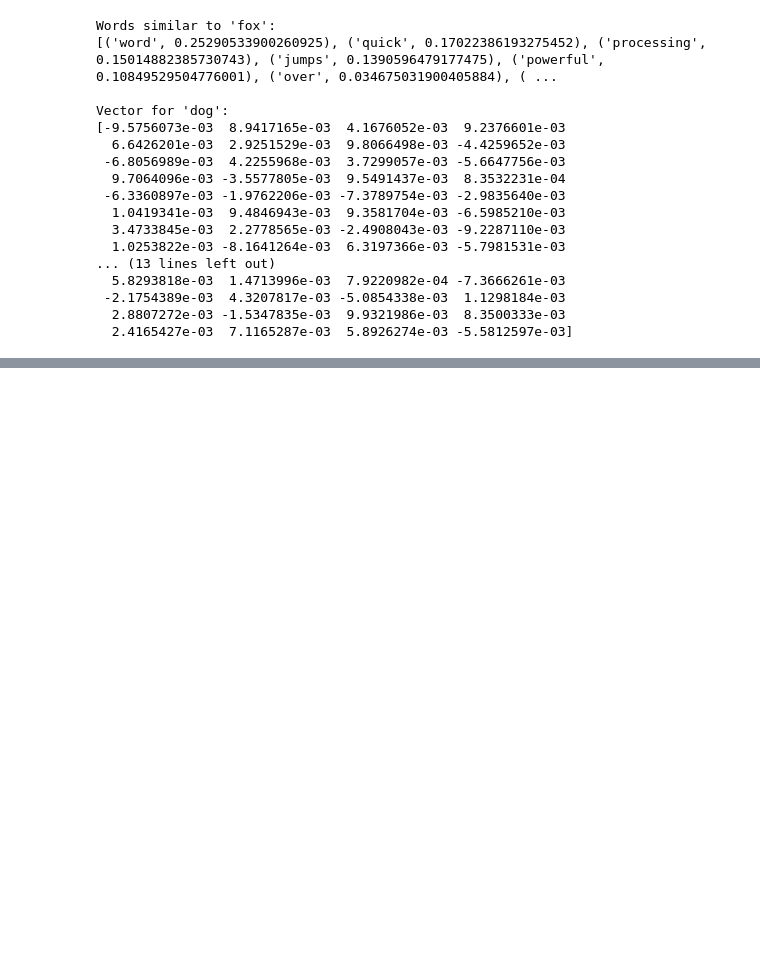
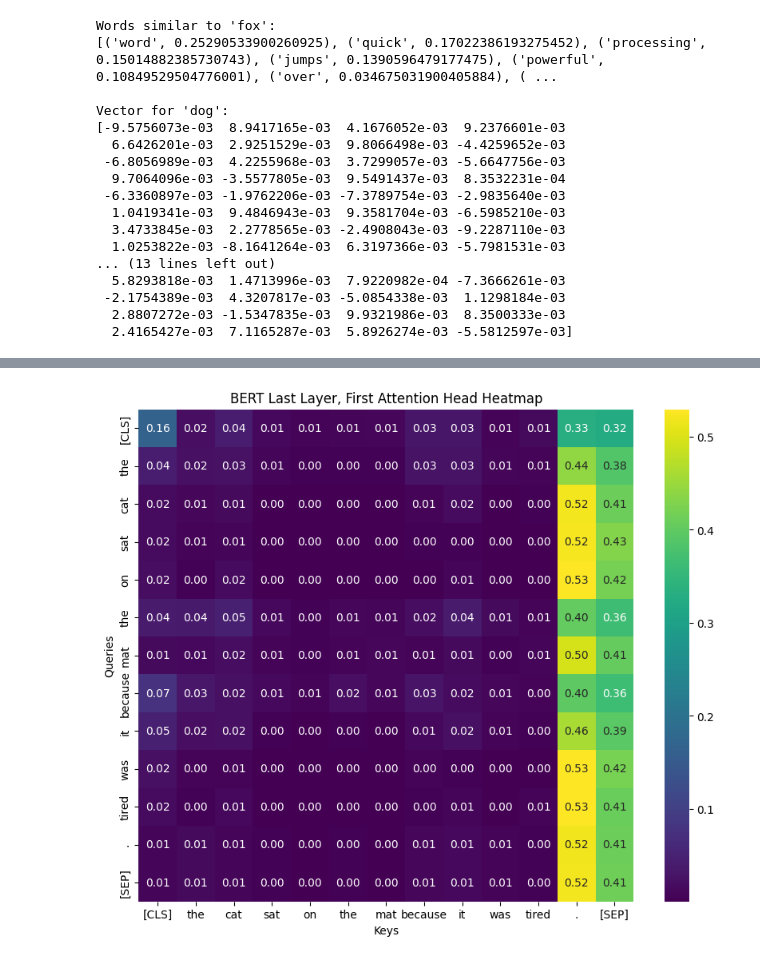
Before and after one commit to Simarjit1303/Data-Science, a Jupyter notebook: exercises/machine-learning/Big-Data-Analytics/Big_Data_Analytics.ipynb, the cells around one changed output, grey strips where cells are left out. Cells and saved outputs as stored; diff of their text form; code cells hidden in the pictures; blank space fills up the shorter version.

```diff
--- a/exercises/machine-learning/Big-Data-Analytics/Big_Data_Analytics.ipynb
+++ b/exercises/machine-learning/Big-Data-Analytics/Big_Data_Analytics.ipynb
@@ -570,0 +639,5 @@ Vector for 'dog':
+# %%
+tokenizer = BertTokenizer.from_pretrained('bert-base-uncased')
+model = TFBertModel.from_pretrained('bert-base-uncased', output_attentions=True) # 4. use of output_attentions = True
+
+sentence = "The cat sat on the mat because it was tired."
@@ -570,0 +650,30 @@ Vector for 'dog':
+# %%
+# 2. How to "tokenize a sentence"
+inputs = tokenizer(sentence, return_tensors='tf', add_special_tokens=True)
+
+# 3. How to "get model output"
+outputs = model(inputs)
+# %%
+# 5. Extracting "attention from the last layer and the first attention head"
+attentions = outputs.attentions
+
+# We want the attention from the last layer (index -1)
+last_layer_attention = attentions[-1]
+
+# We want the first attention head (index 0) and the first item in the batch (index 0)
+# The shape is now (sequence_length, sequence_length)
+attention_weights = last_layer_attention[0, 0, :, :]
+
+# Get the tokens for the x and y axes of the heatmap
+tokens = tokenizer.convert_ids_to_tokens(inputs['input_ids'][0].numpy()) # Convert TensorFlow tensor to NumPy array
+# %%
+# 6. using "matplotlib and seaborn" to make a heatmap of the attention matrix
+plt.figure(figsize=(10, 8))
+# Convert TensorFlow tensor to NumPy array for plotting
+sns.heatmap(attention_weights.numpy(), xticklabels=tokens, yticklabels=tokens, cmap='viridis', annot=True, fmt=".2f")
+plt.title('BERT Last Layer, First Attention Head Heatmap')
+plt.xlabel('Keys')
+plt.ylabel('Queries')
+plt.show()
+# %% [output]
+[figure, added]
```
Also changed, not shown: parts of 10 cells of this notebook.
